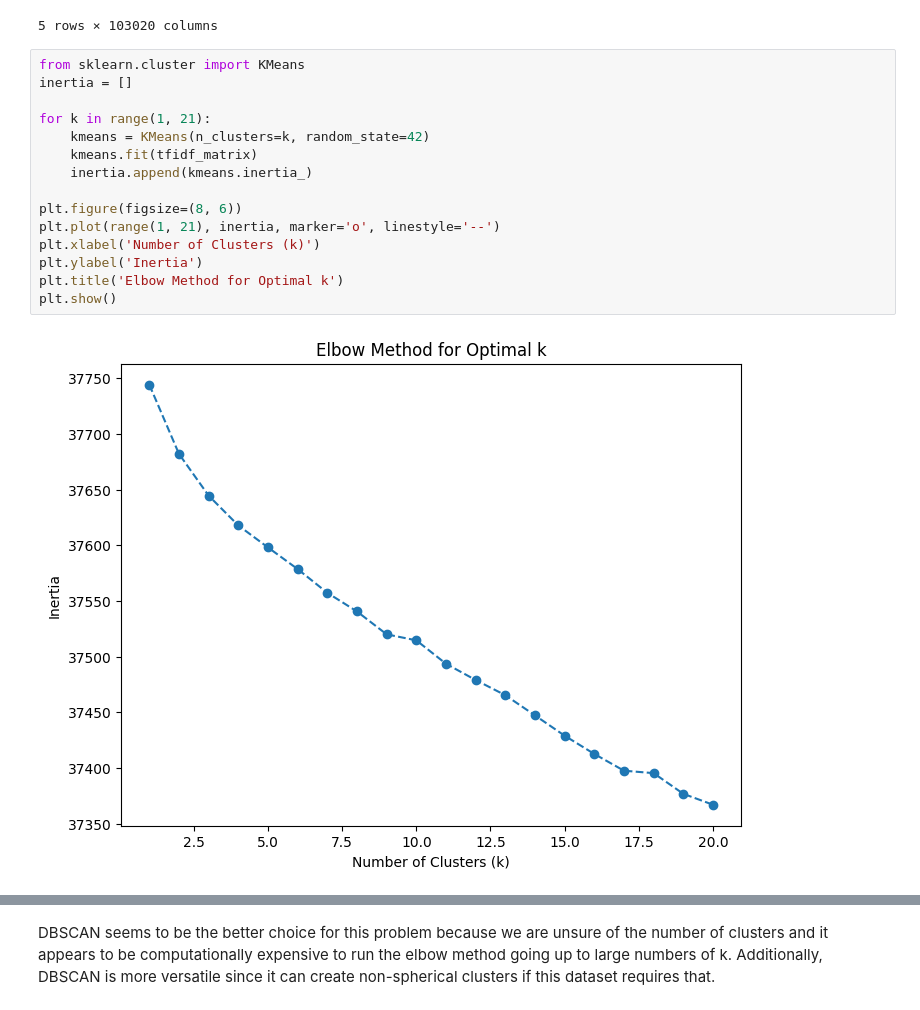
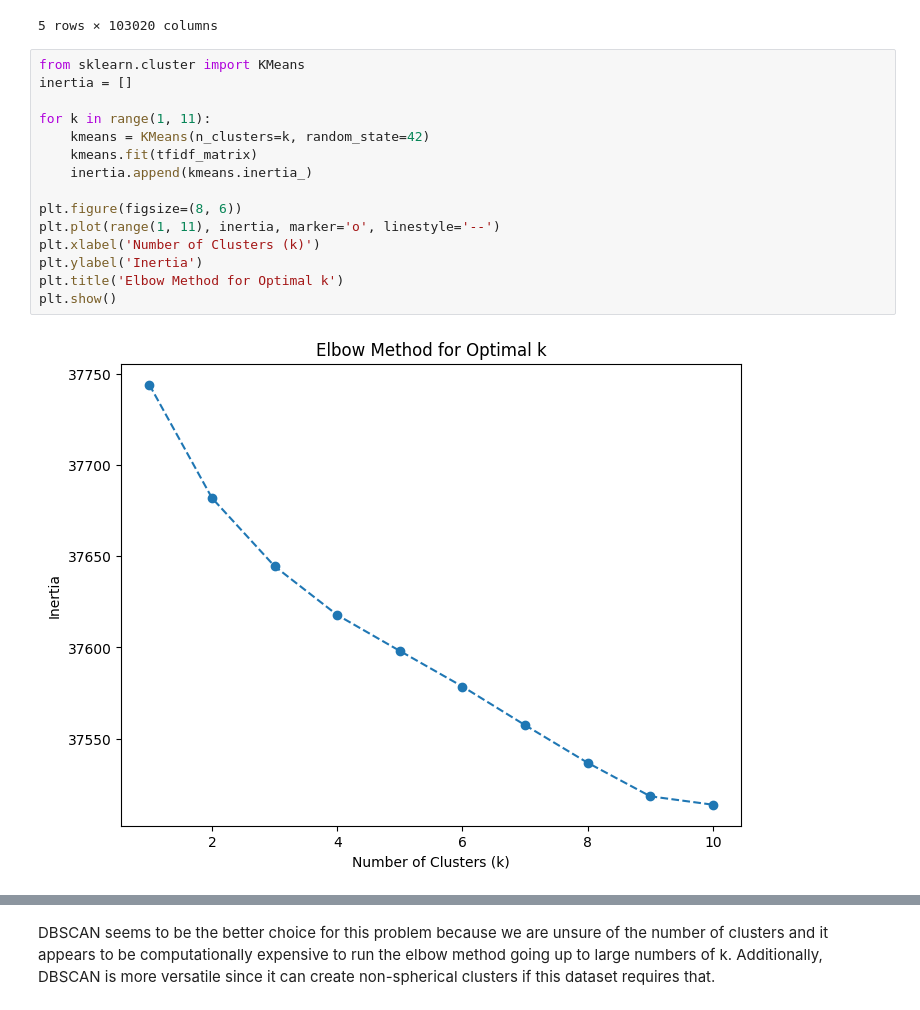
Before and after one commit to ArjunR27/Lab6TextMining, a Jupyter notebook: Lab_TextMining_Clustering.ipynb, the cells around one changed output, grey strips where cells are left out. Saved outputs shown, nothing was run; the diff lists cells and outputs as text.

```diff
--- a/Lab_TextMining_Clustering.ipynb
+++ b/Lab_TextMining_Clustering.ipynb
@@ -158,17 +164,17 @@ tfidf_df.head()
 # %%
 from sklearn.cluster import KMeans
 inertia = []
 
-for k in range(1, 21):
+for k in range(1, 11):
     kmeans = KMeans(n_clusters=k, random_state=42)
     kmeans.fit(tfidf_matrix)
     inertia.append(kmeans.inertia_)
 
 plt.figure(figsize=(8, 6))
-plt.plot(range(1, 21), inertia, marker='o', linestyle='--')
+plt.plot(range(1, 11), inertia, marker='o', linestyle='--')
 plt.xlabel('Number of Clusters (k)')
 plt.ylabel('Inertia')
 plt.title('Elbow Method for Optimal k')
 plt.show()
 # %% [output]
-[figure, old version]
+[figure, new version]
```
Also changed, not shown: parts of 9 cells of this notebook.
